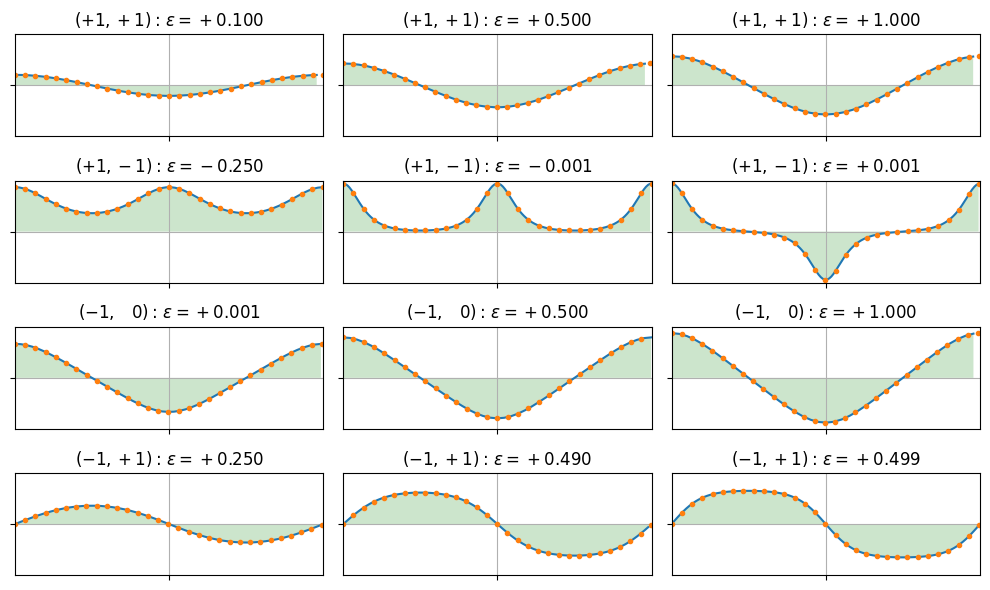
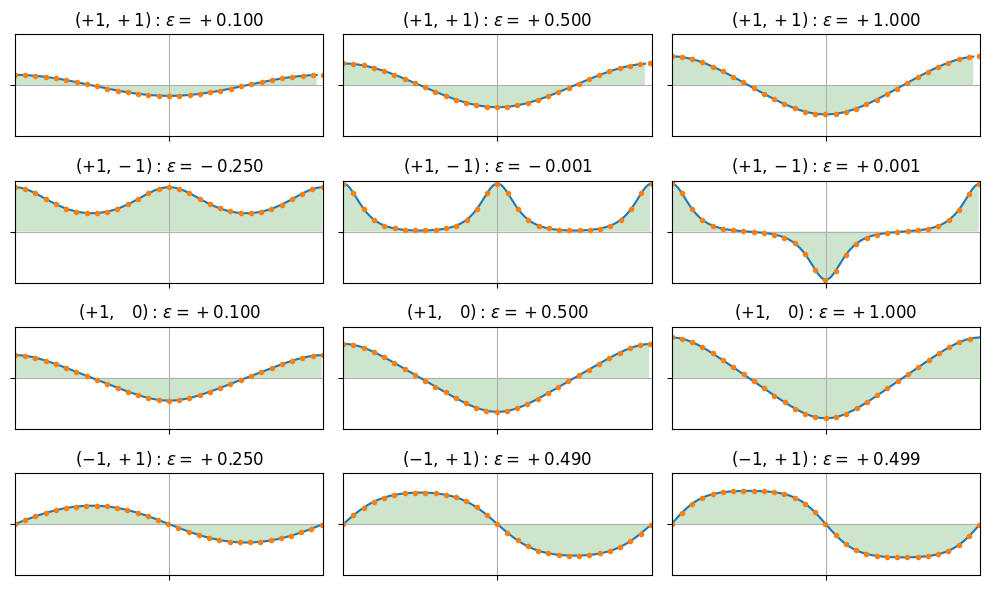
Unified diff of the notebook cell whose output changed from the first chart to the second:
--- before
+++ after
@@ -28,5 +28,4 @@
     markskip = int(len(tau_numer)/30)
     ax.plot(tau_numer,q_numer,'.',markevery=markskip)
-    #ax.plot(tau_numer,q_numer,'s',markevery=markskip,markerfacecolor='none')
 
 fig, ax = plt.subplots(4, 3, figsize=(10, 6))
@@ -39,7 +38,7 @@
 plot_solution(+1,-1,+0.001,ax[1,2],'$(+1,-1): \, \epsilon=+0.001$')
 
-plot_solution(+1,0,+0.001,ax[2,0],'$(-1,\;\;\;0): \, \epsilon=+0.001$')
-plot_solution(+1,0,+0.500,ax[2,1],'$(-1,\;\;\;0): \, \epsilon=+0.500$')
-plot_solution(+1,0,+1.000,ax[2,2],'$(-1,\;\;\;0): \, \epsilon=+1.000$')
+plot_solution(+1,0,+0.100,ax[2,0],'$(+1,\;\;\;0): \, \epsilon=+0.100$')
+plot_solution(+1,0,+0.500,ax[2,1],'$(+1,\;\;\;0): \, \epsilon=+0.500$')
+plot_solution(+1,0,+1.000,ax[2,2],'$(+1,\;\;\;0): \, \epsilon=+1.000$')
 
 plot_solution(-1,+1,+0.250,ax[3,0],'$(-1,+1): \, \epsilon=+0.250$')

Commit: Add files via upload